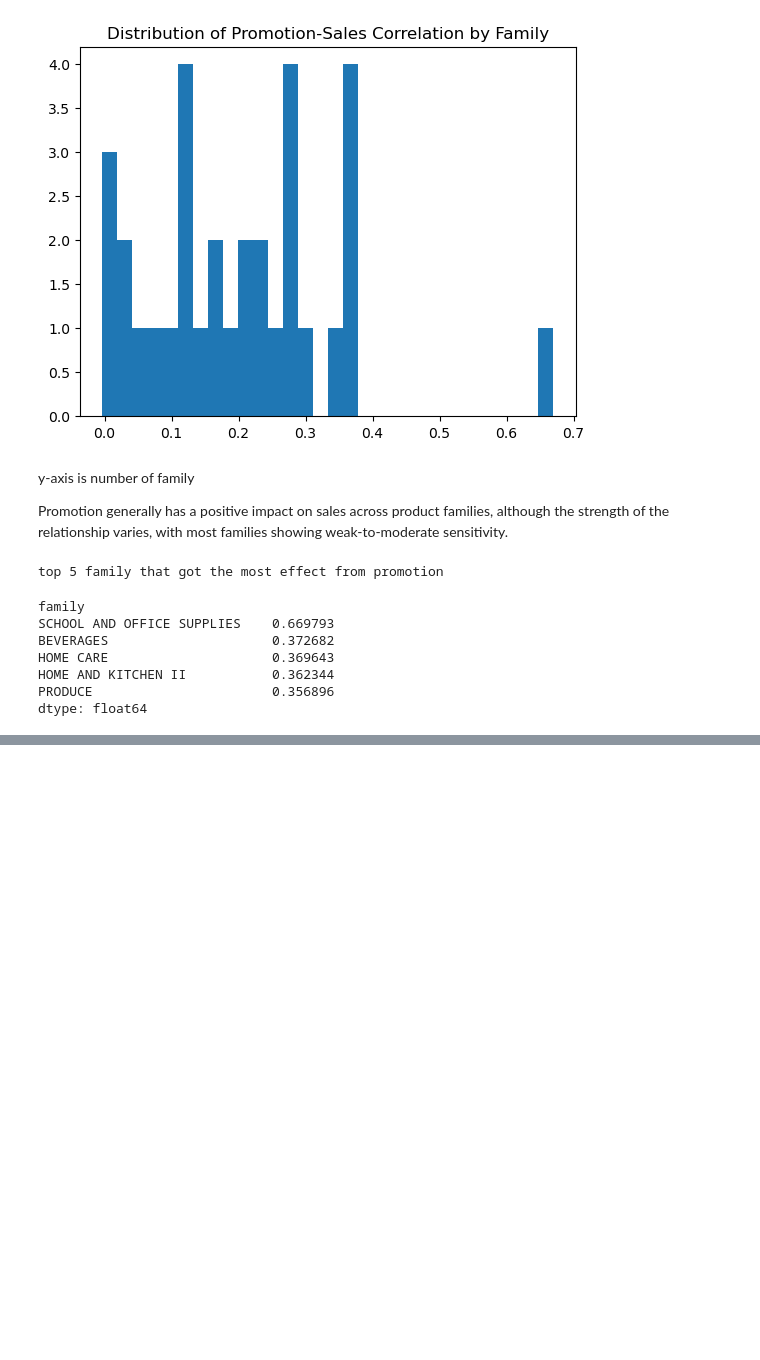
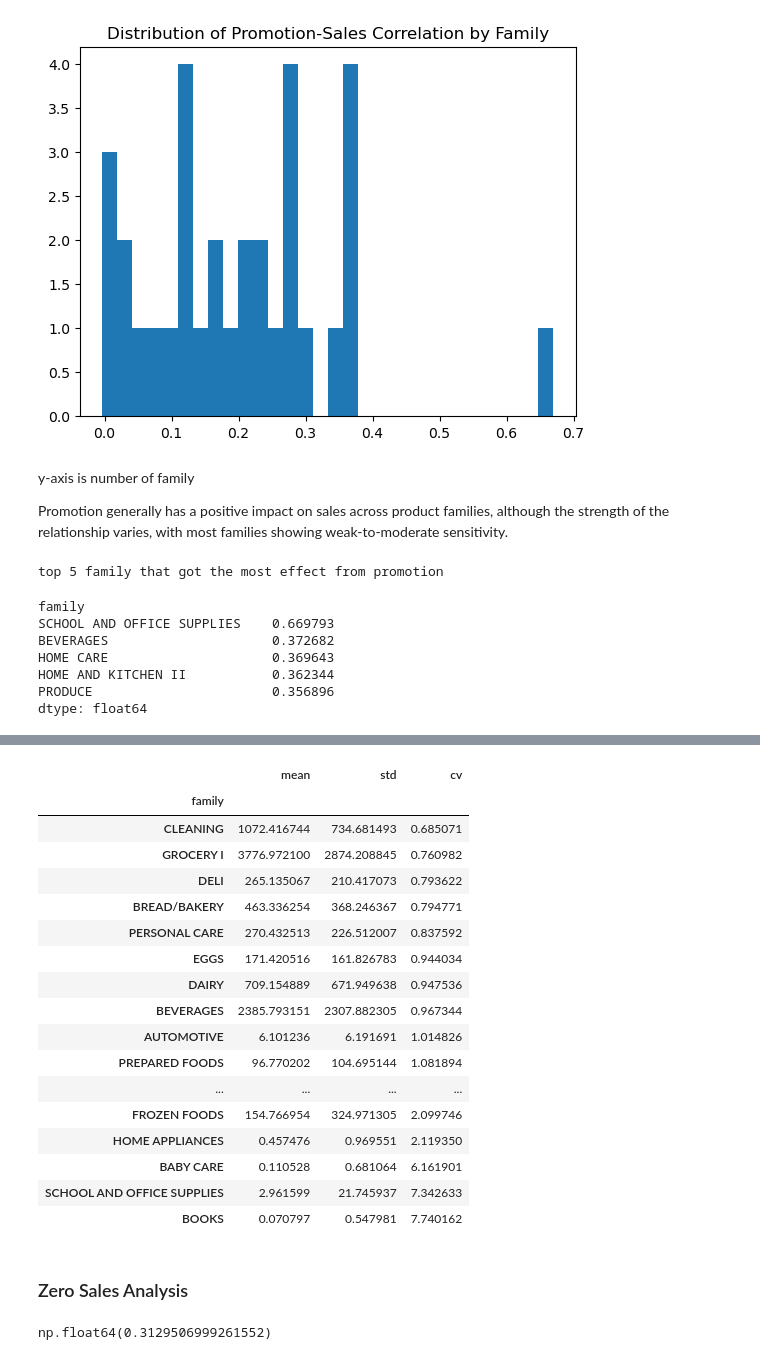
Before and after one commit to tharmpholsri/store-sales-forecasting, a Jupyter notebook: EDA.ipynb, the cells around one changed output, grey strips where cells are left out. Saved outputs shown, nothing was run; the diff lists cells and outputs as text; code cells hidden in the pictures; blank space fills up the shorter version.

```diff
--- a/EDA.ipynb
+++ b/EDA.ipynb
@@ -371,0 +497,30 @@ dtype: float64
+# %%
+# Coefficient of Variation
+family_stats = df.groupby("family")["sales"].agg(["mean","std"])
+family_stats["cv"] = family_stats["std"] / family_stats["mean"]
+family_stats.sort_values("cv")
+# %% [output]
+|  | mean | std | cv |
+| family |  |  |  |
+| CLEANING | 1072.416744 | 734.681493 | 0.685071 |
+| GROCERY I | 3776.972100 | 2874.208845 | 0.760982 |
+| DELI | 265.135067 | 210.417073 | 0.793622 |
+| BREAD/BAKERY | 463.336254 | 368.246367 | 0.794771 |
+| PERSONAL CARE | 270.432513 | 226.512007 | 0.837592 |
+| EGGS | 171.420516 | 161.826783 | 0.944034 |
+| DAIRY | 709.154889 | 671.949638 | 0.947536 |
+| BEVERAGES | 2385.793151 | 2307.882305 | 0.967344 |
+| AUTOMOTIVE | 6.101236 | 6.191691 | 1.014826 |
+| PREPARED FOODS | 96.770202 | 104.695144 | 1.081894 |
+| ... | ... | ... | ... |
+| FROZEN FOODS | 154.766954 | 324.971305 | 2.099746 |
+| HOME APPLIANCES | 0.457476 | 0.969551 | 2.119350 |
+| BABY CARE | 0.110528 | 0.681064 | 6.161901 |
+| SCHOOL AND OFFICE SUPPLIES | 2.961599 | 21.745937 | 7.342633 |
+| BOOKS | 0.070797 | 0.547981 | 7.740162 |
+# %% [markdown]
+### Zero Sales Analysis
+# %%
+(df["sales"] == 0).mean()
+# %% [output]
+np.float64(0.3129506999261552)
```
Also changed, not shown: parts of 15 cells of this notebook.
